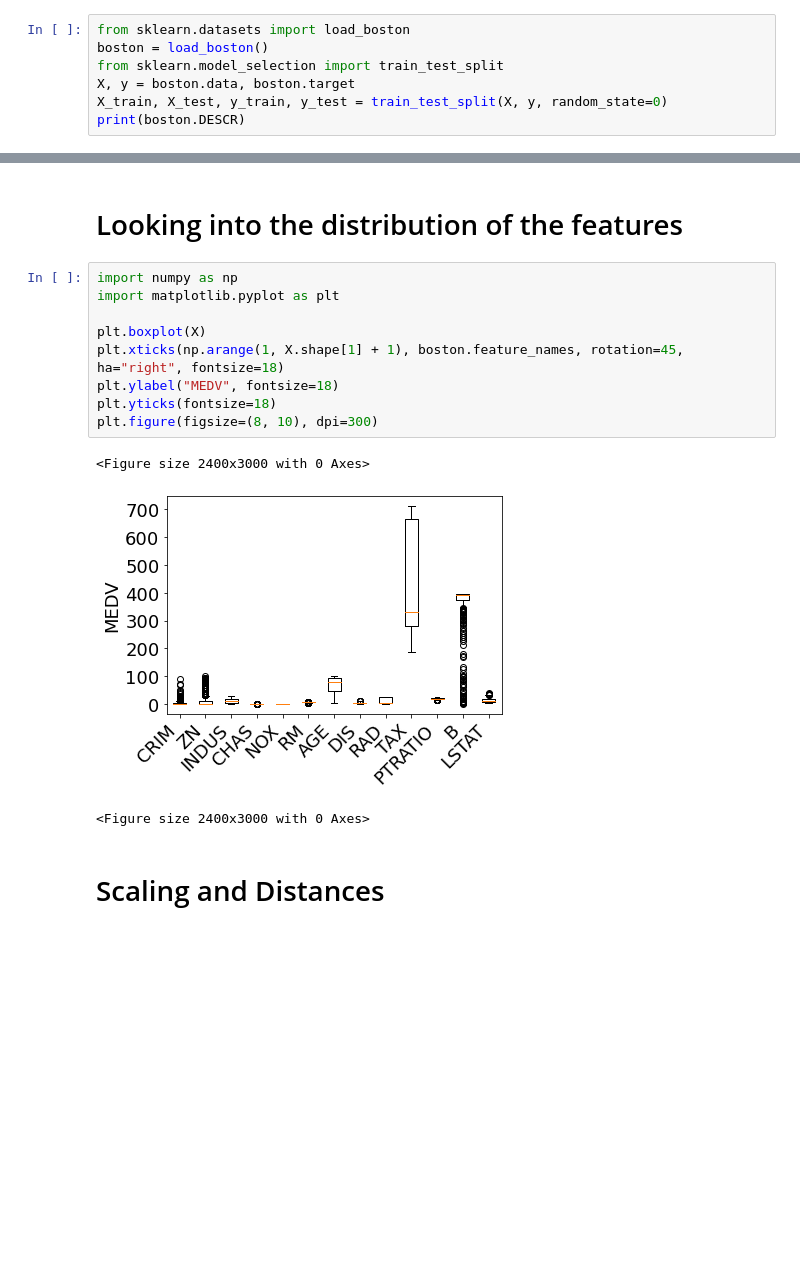
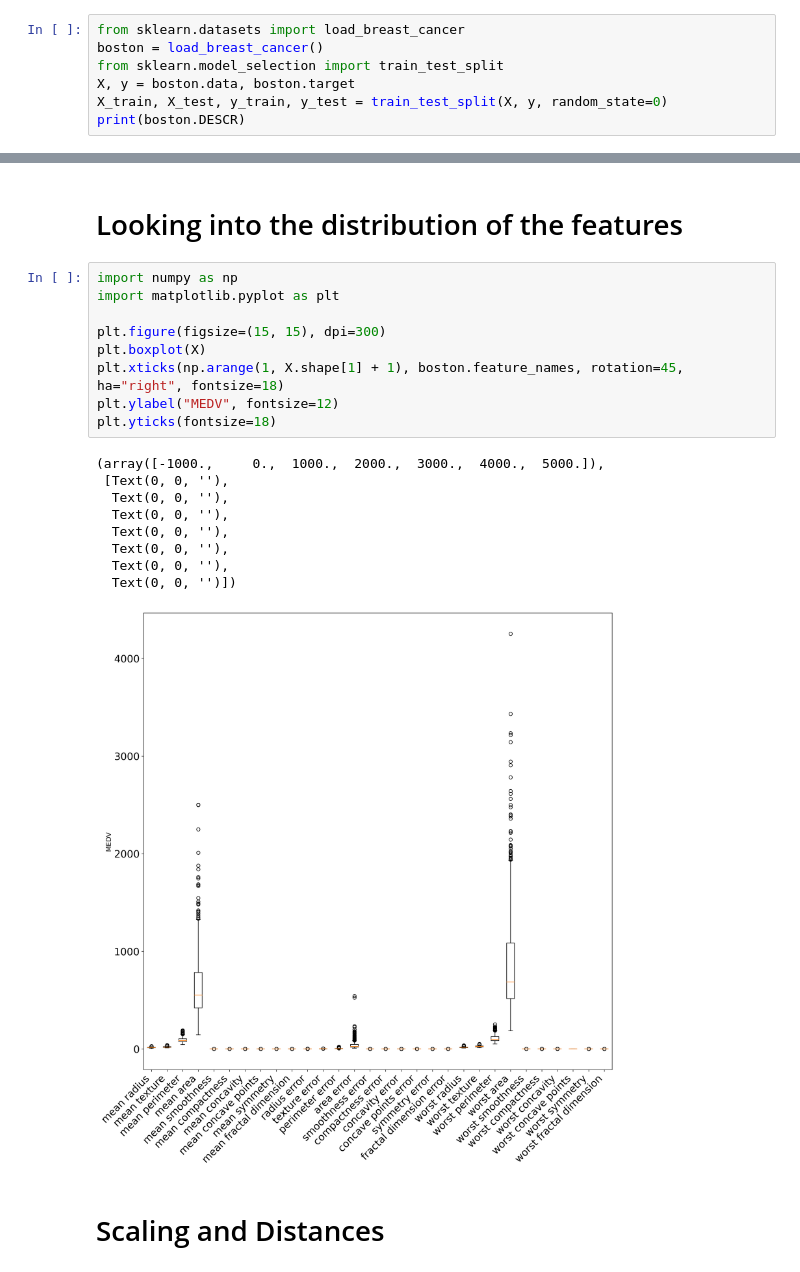
Before and after one commit to RahmanPeimankar/aml-sdu-f23, a Jupyter notebook: Lecture 4/aml_4_preprocessing_and_feature_transformation .ipynb, the cells around one changed output, grey strips where cells are left out. Cells and saved outputs as stored; diff of their text form; blank space fills up the shorter version.

```diff
--- a/Lecture 4/aml_4_preprocessing_and_feature_transformation .ipynb
+++ b/Lecture 4/aml_4_preprocessing_and_feature_transformation .ipynb
@@ -61,8 +61,8 @@ import matplotlib.pyplot as plt
 plt.rcParams["savefig.dpi"] = 300
 plt.rcParams['savefig.bbox'] = 'tight'
 # %%
-from sklearn.datasets import load_boston
-boston = load_boston()
+from sklearn.datasets import load_breast_cancer
+boston = load_breast_cancer()
 from sklearn.model_selection import train_test_split
 X, y = boston.data, boston.target
 X_train, X_test, y_train, y_test = train_test_split(X, y, random_state=0)
@@ -112,16 +90,22 @@ Boston house prices dataset
 # %%
 import numpy as np
 import matplotlib.pyplot as plt
 
+plt.figure(figsize=(15, 15), dpi=300)
 plt.boxplot(X)
 plt.xticks(np.arange(1, X.shape[1] + 1), boston.feature_names, rotation=45, ha="right", fontsize=18)
-plt.ylabel("MEDV", fontsize=18)
+plt.ylabel("MEDV", fontsize=12)
 plt.yticks(fontsize=18)
-plt.figure(figsize=(8, 10), dpi=300)
 # %% [output]
-<Figure size 2400x3000 with 0 Axes>
+(array([-1000.,     0.,  1000.,  2000.,  3000.,  4000.,  5000.]),
+ [Text(0, 0, ''),
+  Text(0, 0, ''),
+  Text(0, 0, ''),
+  Text(0, 0, ''),
+  Text(0, 0, ''),
+  Text(0, 0, ''),
+  Text(0, 0, '')])
-[figure, old version]
+[figure, new version]
-<Figure size 2400x3000 with 0 Axes>
 # %% [markdown]
 # Scaling and Distances
 # %% [markdown]
```
Also changed, not shown: parts of 9 cells of this notebook, 52 other files.
